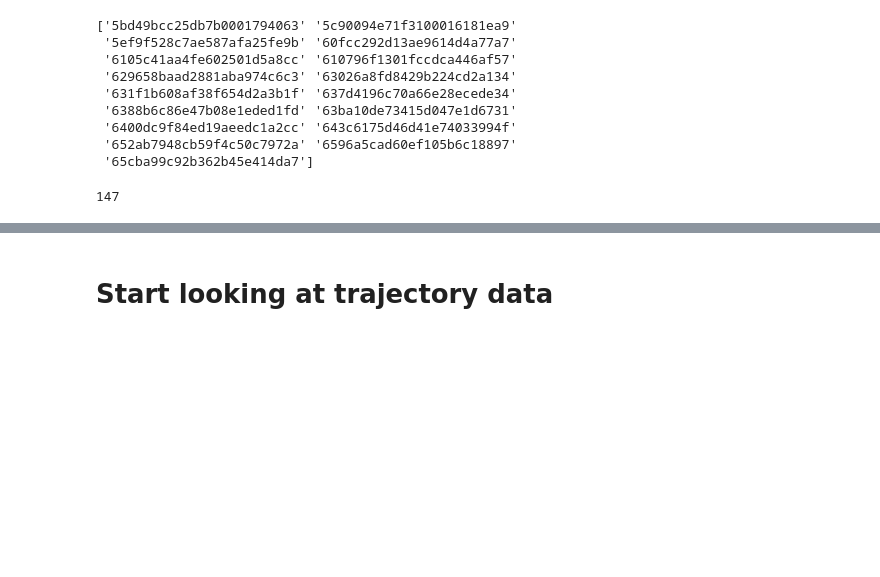
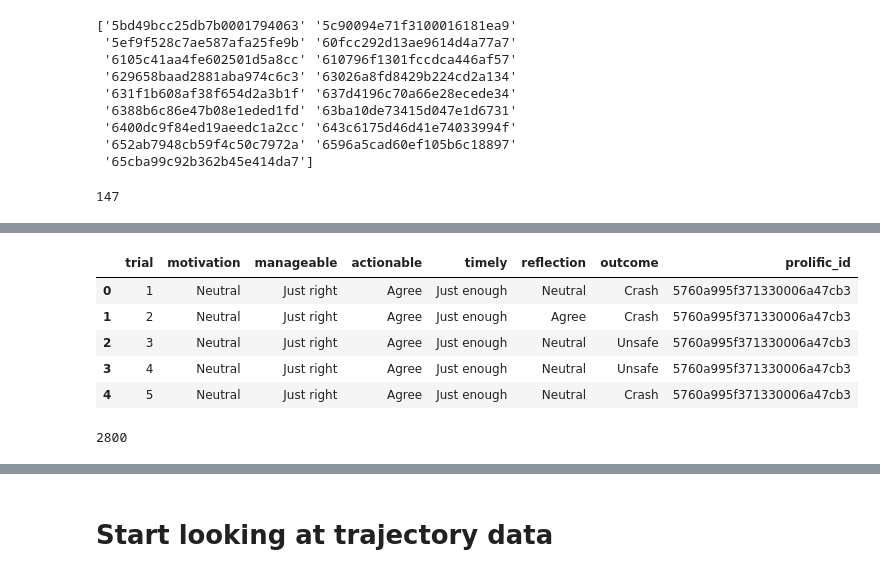
Before and after one commit to cairo-robotics/llm-multimodal-drone-feedback, a Jupyter notebook: analysis/analysis_brainstorm.ipynb, the cells around one changed output, grey strips where cells are left out. Cells and saved outputs as stored; diff of their text form; code cells hidden in the pictures; blank space fills up the shorter version.

```diff
--- a/analysis/analysis_brainstorm.ipynb
+++ b/analysis/analysis_brainstorm.ipynb
@@ -344,0 +383,55 @@ Name: count, dtype: float64
+# %%
+# make survey responses categorical
+survey_likert_map = {'1': "Strongly Disagree",
+                     '2': "Disagree",
+                     '3': "Neutral",
+                     '4': "Agree",
+                     '5': "Strongly Agree"}
+likert_categories = ['Strongly Disagree', 'Disagree', 'Neutral', 'Agree', 'Strongly Agree']
+
+all_responses['motivation'] = all_responses['motivation'].apply(str)
+all_responses['motivation'] = all_responses['motivation'].replace(survey_likert_map)
+all_responses['motivation'] = pd.Categorical(all_responses['motivation'], categories=likert_categories, ordered=True)
+
+all_responses['actionable'] = all_responses['actionable'].apply(str)
+all_responses['actionable'] = all_responses['actionable'].replace(survey_likert_map)
+all_responses['actionable'] = pd.Categorical(all_responses['actionable'], categories=likert_categories, ordered=True)
+
+all_responses['reflection'] = all_responses['reflection'].apply(str)
+all_responses['reflection'] = all_responses['reflection'].replace(survey_likert_map)
+all_responses['reflection'] = pd.Categorical(all_responses['reflection'], categories=likert_categories, ordered=True)
+
+manageable_likert_map = {'1': "Much too little",
+                         '2': "Too little",
+                         '3': "Just right",
+                         '4': "Too much",
+                         '5': "Much too much"}
+manageable_categories = ['Much too little', 'Too little', 'Just right', 'Too much', 'Much too much']
+
+all_responses['manageable'] = all_responses['manageable'].apply(str)
+all_responses['manageable'] = all_responses['manageable'].replace(manageable_likert_map)
+all_responses['manageable'] = pd.Categorical(all_responses['manageable'], categories=manageable_categories, ordered=True)
+
+timely_likert_map = {'1': "Much too infrequent",
+                     '2': "Too infrequent",
+                     '3': "Just enough",
+                     '4': "Too often",
+                     '5': "Much too often"}
+timely_categories = ['Much too infrequent', 'Too infrequent', 'Just enough', 'Too often', 'Much too often']
+
+all_responses['timely'] = all_responses['timely'].apply(str)
+all_responses['timely'] = all_responses['timely'].replace(timely_likert_map)
+all_responses['timely'] = pd.Categorical(all_responses['timely'], categories=timely_categories, ordered=True)
+
+all_responses.head()
+# %% [output]
+|  | trial | motivation | manageable | actionable | timely | reflection | outcome | prolific_id |
+| 0 | 1 | Neutral | Just right | Agree | Just enough | Neutral | Crash | 5760a995f371330006a47cb3 |
+| 1 | 2 | Neutral | Just right | Agree | Just enough | Agree | Crash | 5760a995f371330006a47cb3 |
+| 2 | 3 | Neutral | Just right | Agree | Just enough | Neutral | Unsafe | 5760a995f371330006a47cb3 |
+| 3 | 4 | Neutral | Just right | Agree | Just enough | Neutral | Unsafe | 5760a995f371330006a47cb3 |
+| 4 | 5 | Neutral | Just right | Agree | Just enough | Neutral | Crash | 5760a995f371330006a47cb3 |
+# %%
+print(len(all_responses))
+# %% [output]
+2800
```
Also changed, not shown: parts of 66 cells of this notebook.
